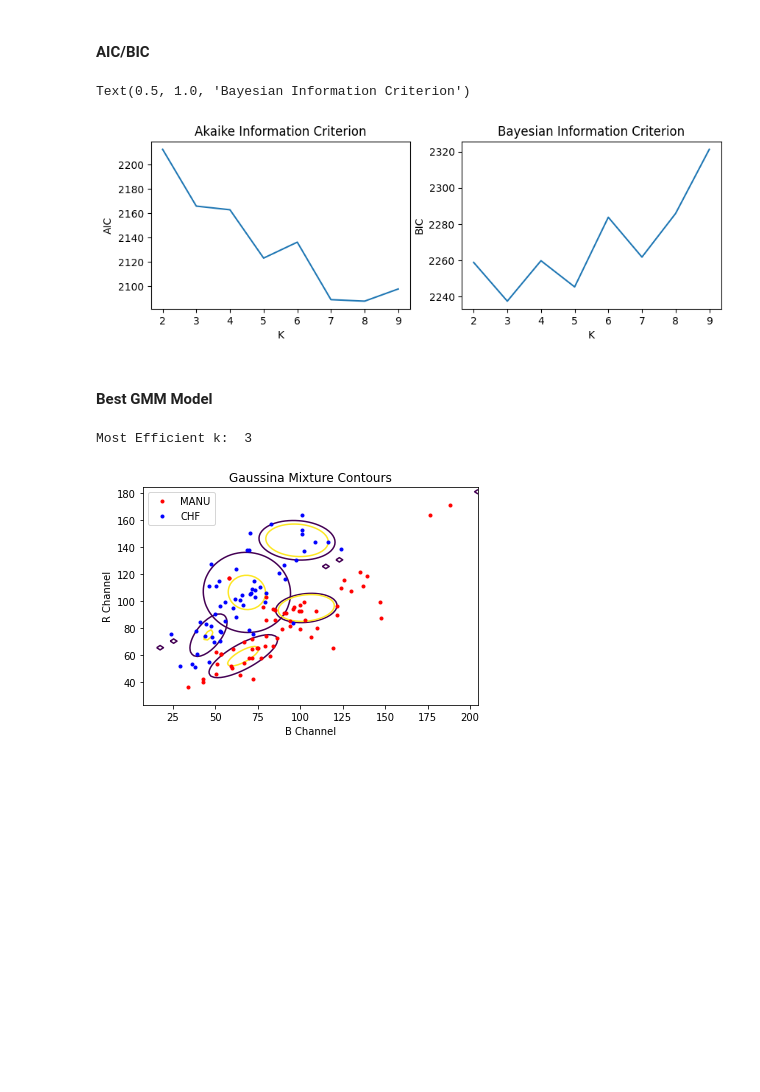
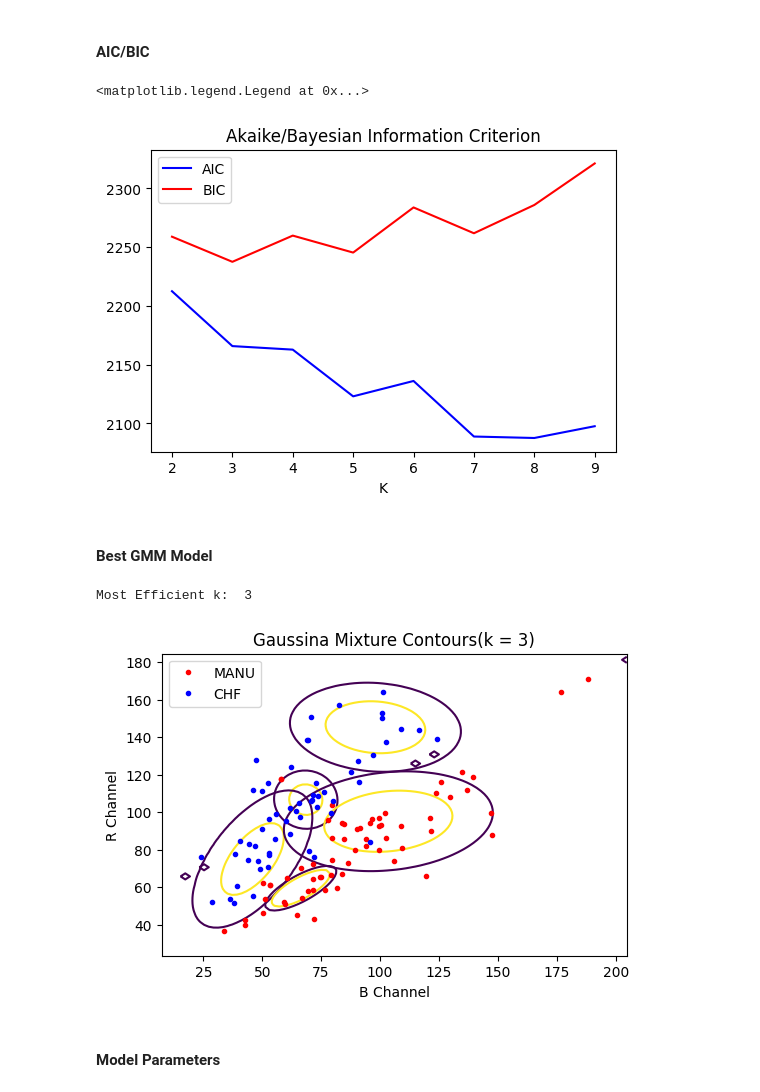
Before and after one commit to Kassra-sinaei/ML_HW_3, a Jupyter notebook: q8/main.ipynb, the cells around one changed output. Saved outputs shown, nothing was run; the diff lists cells and outputs as text; code cells hidden in the pictures; blank space fills up the shorter version.

Commit message:
Final modifications and suplmentary plots

```diff
--- a/q8/main.ipynb
+++ b/q8/main.ipynb
@@ -57,32 +57,28 @@ for i in range(2,10):
 # %%
 import matplotlib.pyplot as plt
 import numpy as np
 
 manu = np.array(X[Y == 1])
 chf = np.array(X[Y == 0])
 
-fig, ax = plt.subplots(1,2)
+fig, ax = plt.subplots()
 fig.set_dpi(100)
-fig.set_size_inches(10, 3)
 
-ax[0].plot(range(2,10),AIC)
-ax[0].set_xlabel("K")
-ax[0].set_title("Akaike Information Criterion")
-ax[0].set_ylabel("AIC")
-
-ax[1].plot(range(2,10),BIC)
-ax[1].set_xlabel("K")
-ax[1].set_ylabel("BIC")
-ax[1].set_title("Bayesian Information Criterion")
+ax.plot(range(2,10),AIC, "b", label="AIC")
+ax.plot(range(2,10),BIC, "r", label="BIC")
+ax.set_xlabel("K")
+ax.set_title("Akaike/Bayesian Information Criterion")
+ax.legend()
 # %% [output]
-Text(0.5, 1.0, 'Bayesian Information Criterion')
+<matplotlib.legend.Legend at 0x...>
-[figure, old version]
+[figure, new version]
 # %% [markdown]
 #### Best GMM Model
 # %%
 from scipy.stats import multivariate_normal
 
 k = np.argmin(np.array(BIC)) + 2
+#k = 6
 classifier = GMM(2,2,k)
 classifier.update(X,Y)
 print("Most Efficient k: ", k)
@@ -111,8 +107,11 @@ plt.plot(chf[:,0], chf[:,1], '.b', label='CHF')
 plt.xlabel("B Channel")
 plt.ylabel("R Channel")
 plt.legend()
-plt.title("Gaussina Mixture Contours")
+plt.title("Gaussina Mixture Contours" + "(k = " + str(k) + ")")
+plt.gcf().set_dpi(100)
 plt.show()
 # %% [output]
 Most Efficient k:  3
-[figure, old version]
+[figure, new version]
+# %% [markdown]
+#### Model Parameters
```
Also changed, not shown: parts of 1 cell of this notebook, 2 other files.
